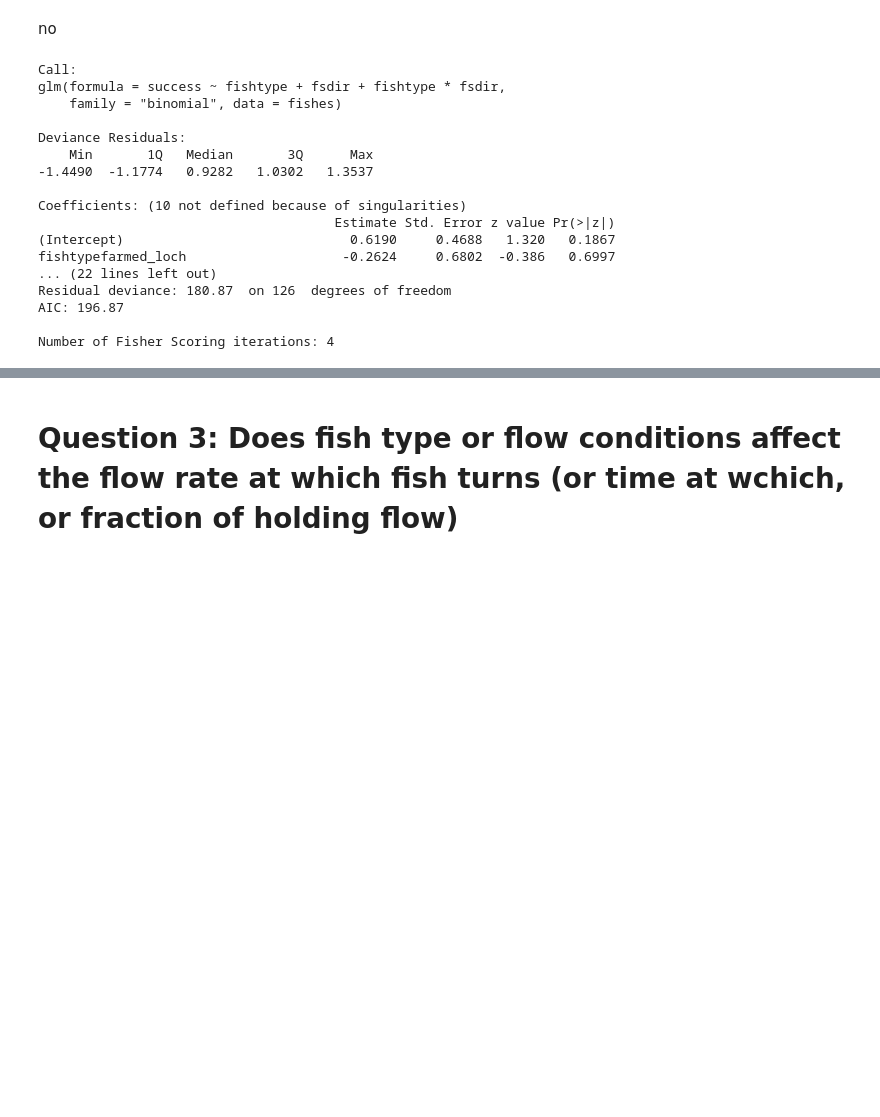
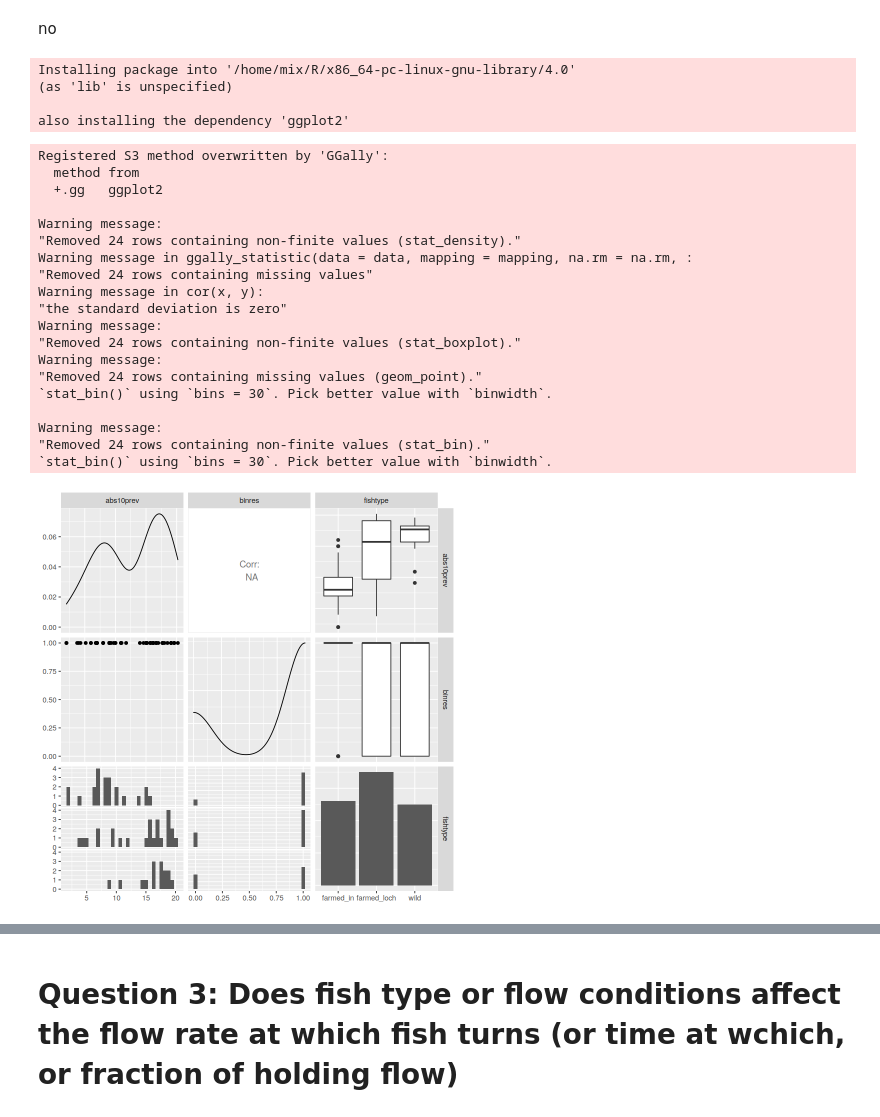
Before and after one commit to mixmixmix/imgtext, a Jupyter notebook: statistical_tests.ipynb, the cells around one changed output, grey strips where cells are left out. Cells and saved outputs as stored; diff of their text form; code cells hidden in the pictures; blank space fills up the shorter version.

```diff
--- a/statistical_tests.ipynb
+++ b/statistical_tests.ipynb
@@ -113,24 +103,51 @@ Number of Fisher Scoring iterations: 4
 # Question 2: Does the response differ between fish types and flow conditions?
 # %% [markdown]
 no
-# %%
-modelreacted2 <- glm(success ~ fishtype + fsdir + fishtype*fsdir,fishes,family='binomial')
-summary(modelreacted2)
-# %% [output]
-Call:
-glm(formula = success ~ fishtype + fsdir + fishtype * fsdir,
-    family = "binomial", data = fishes)
-
-Deviance Residuals:
-    Min       1Q   Median       3Q      Max
--1.4490  -1.1774   0.9282   1.0302   1.3537
-
-Coefficients: (10 not defined because of singularities)
-                                      Estimate Std. Error z value Pr(>|z|)
-(Intercept)                             0.6190     0.4688   1.320   0.1867
-fishtypefarmed_loch                    -0.2624     0.6802  -0.386   0.6997
-... (22 lines left out)
-Residual deviance: 180.87  on 126  degrees of freedom
-AIC: 196.87
-
-Number of Fisher Scoring iterations: 4
+# %%
+install.packages("GGally")
+# %% [output]
+Installing package into '/home/mix/R/x86_64-pc-linux-gnu-library/4.0'
+(as 'lib' is unspecified)
+
+also installing the dependency 'ggplot2'
+# %%
+library(lme4)
+library(GGally)
+
+fishesknown <- subset(fishes, success != 'dk')
+
+issuc <- function(x) {
+  if (x == 'yes') {
+    1
+  } else {
+    0
+  }
+}
+
+
+#prepare binary vector for success
+fishesknown$binres <- sapply(fishesknown$success, issuc) # might not be necessary
+
+
+ggpairs(fishesknown[, c("abs10prev", "binres", "fishtype")])
+# %% [output]
+Registered S3 method overwritten by 'GGally':
+  method from
+  +.gg   ggplot2
+
+Warning message:
+"Removed 24 rows containing non-finite values (stat_density)."
+Warning message in ggally_statistic(data = data, mapping = mapping, na.rm = na.rm, :
+"Removed 24 rows containing missing values"
+Warning message in cor(x, y):
+"the standard deviation is zero"
+Warning message:
+"Removed 24 rows containing non-finite values (stat_boxplot)."
+Warning message:
+"Removed 24 rows containing missing values (geom_point)."
+`stat_bin()` using `bins = 30`. Pick better value with `binwidth`.
+
+Warning message:
+"Removed 24 rows containing non-finite values (stat_bin)."
+`stat_bin()` using `bins = 30`. Pick better value with `binwidth`.
+[figure, added]
```
Also changed, not shown: parts of 14 cells of this notebook, 2 other files.
